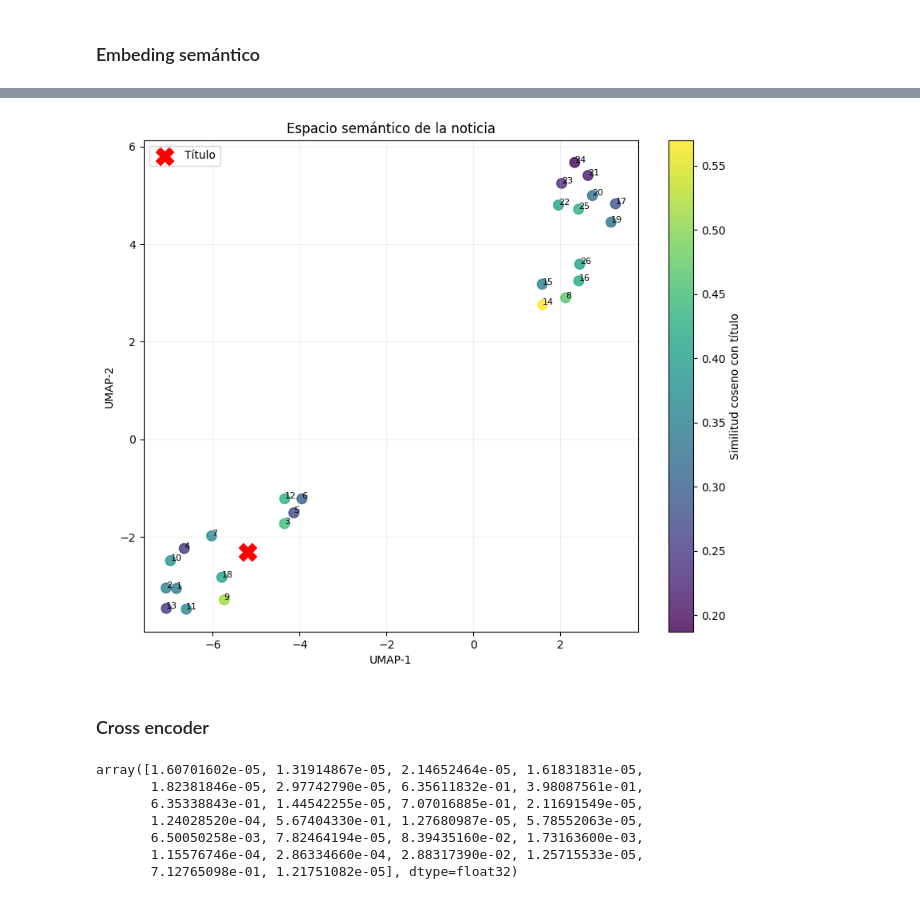
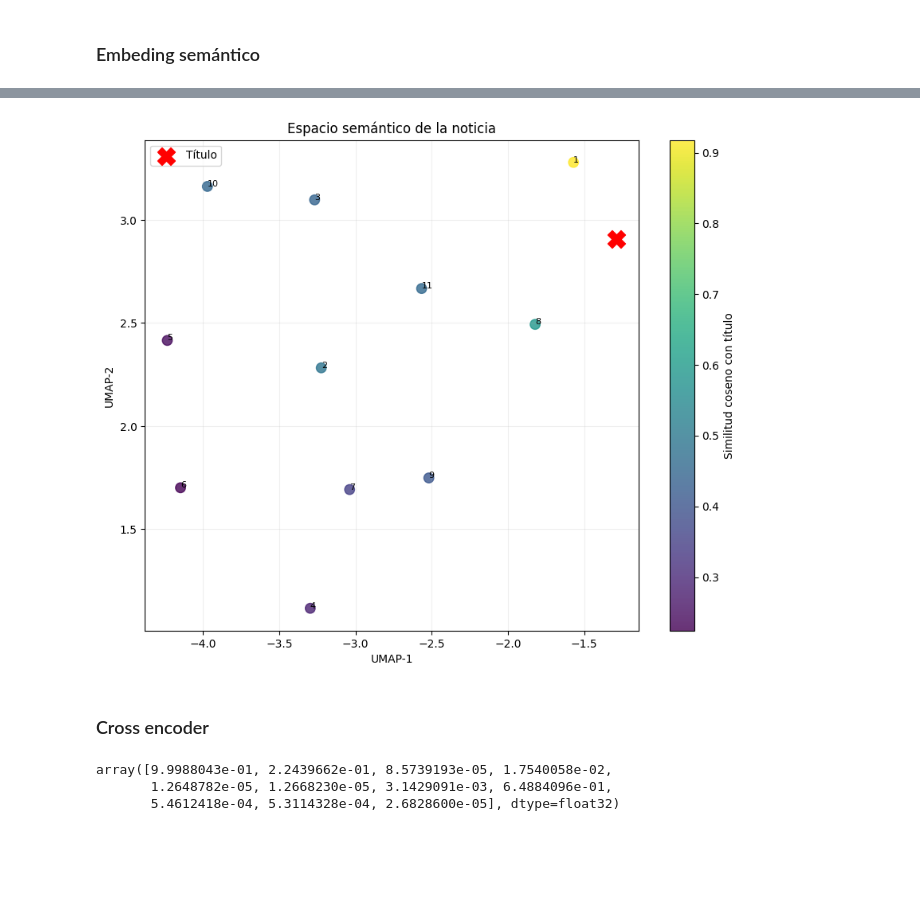
Before and after one commit to hepejaAED/ProyectoNLP, a Jupyter notebook: topic_modeling.ipynb, the cells around one changed output, grey strips where cells are left out. Cells and saved outputs as stored; diff of their text form; code cells hidden in the pictures; blank space fills up the shorter version.

```diff
--- a/topic_modeling.ipynb
+++ b/topic_modeling.ipynb
@@ -47,18 +43,21 @@ I0000 00:00:1778171661.858924   38897 cudart_stub.cc:31] Could not find cuda dri
 # %% [markdown]
 ### Funciones principales
 # %%
-def cargar_datos(n_noticia):
+def cargar_datos(n_noticia,print_info=False):
     '''
     Cargar los datos del archivo de noticias limpio, sin lematizar, para poder aplicar sent_tokenize
     input: n_noticia (int): número de noticia a cargar
     '''
 
+    # Esto mejor poenrlo fuera para que sea más eficiente
     with open("conjunto_noticias/conjunto_noticias_limpio.json", "r", encoding="utf-8") as f:
         noticias = json.load(f)
 
     noticia = noticias[n_noticia]
     titulo = noticia["Título"]
-    subtitulo = noticia["Subtítulo"]
+    # periodico= noticia["Periódico"]
+    # Categoría = noticia["Categoría"]
+    # subtitulo = noticia["Subtítulo"]
     contenido = noticia["Contenido"]
     fragmentos_contenido = sent_tokenize(contenido, language='spanish')
     corpus = [titulo] + fragmentos_contenido
@@ -82,8 +81,16 @@ def cargar_datos(n_noticia):
         texto_procesado = " ".join(tokens_limpios)
         corpus_procesado.append(texto_procesado)
 
+    if print_info:
+        print(f"Título: {titulo}\n")
+        print(f"\nFragmentos:")
+        i=0
+        for contenido in fragmentos_contenido:
+             i+=1
+             print(f"  Fragmento {i}: - {contenido}")
 
-    return corpus_procesado
+
+    return noticia,corpus_procesado
 
 
 
@@ -139,12 +146,18 @@ def embedding_sentence_transformers(corpus):
         [titulo_embedding],
         fragmentos_embeddings
     )[0]
+
+
+
+
+
     return similarities,embeddings
 
 def embedding_umap(similarities,embeddings, plot=False):
     reducer = UMAP(
-    n_neighbors=5,
+    n_neighbors = min(5, len(embeddings) - 1), # Pongo esto porque a veces hay tan pocos que da error
     n_components=2,
+    init="random",
     min_dist=0.1,
     metric="cosine",
     random_state=42
@@ -208,4 +221,4 @@ def embedding_cross_encoder(corpus):
     probabilities = expit(scores)
     return probabilities
 # %%
-corpus=cargar_datos(0)
+noticia,corpus=cargar_datos(30,print_info=True)
@@ -241,5 +270,5 @@ plt.show()
 
 
 similarities,embeddings=embedding_sentence_transformers(corpus)
-embedding_umap(similarities,embeddings, plot=True)
+embedding_2d=embedding_umap(similarities,embeddings, plot=True)
 # %% [output]
@@ -247,4 +275,4 @@ Warning: You are sending unauthenticated requests to the HF Hub. Please set a HF
-[figure, old version]
+[figure, new version]
 # %% [markdown]
 ### Cross encoder
 # %%
@@ -254,13 +282,9 @@ probabilities = embedding_cross_encoder(corpus)
 # %%
 probabilities
 # %% [output]
-array([1.60701602e-05, 1.31914867e-05, 2.14652464e-05, 1.61831831e-05,
-       1.82381846e-05, 2.97742790e-05, 6.35611832e-01, 3.98087561e-01,
-       6.35338843e-01, 1.44542255e-05, 7.07016885e-01, 2.11691549e-05,
-       1.24028520e-04, 5.67404330e-01, 1.27680987e-05, 5.78552063e-05,
-       6.50050258e-03, 7.82464194e-05, 8.39435160e-02, 1.73163600e-03,
-       1.15576746e-04, 2.86334660e-04, 2.88317390e-02, 1.25715533e-05,
-       7.12765098e-01, 1.21751082e-05], dtype=float32)
+array([9.9988043e-01, 2.2439662e-01, 8.5739193e-05, 1.7540058e-02,
+       1.2648782e-05, 1.2668230e-05, 3.1429091e-03, 6.4884096e-01,
+       5.4612418e-04, 5.3114328e-04, 2.6828600e-05], dtype=float32)
 # %%
 
 
```
Also changed, not shown: parts of 16 cells of this notebook.
